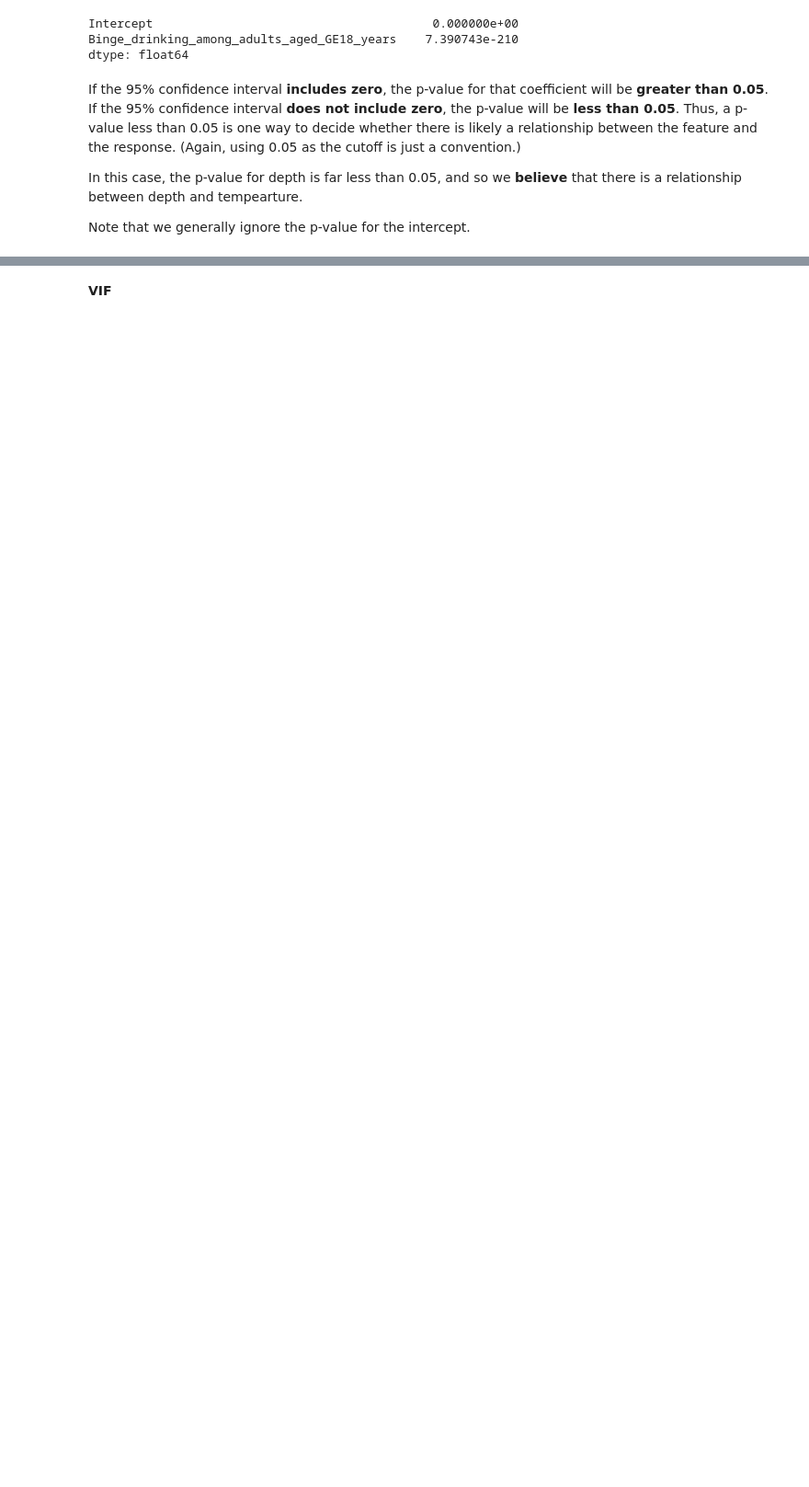
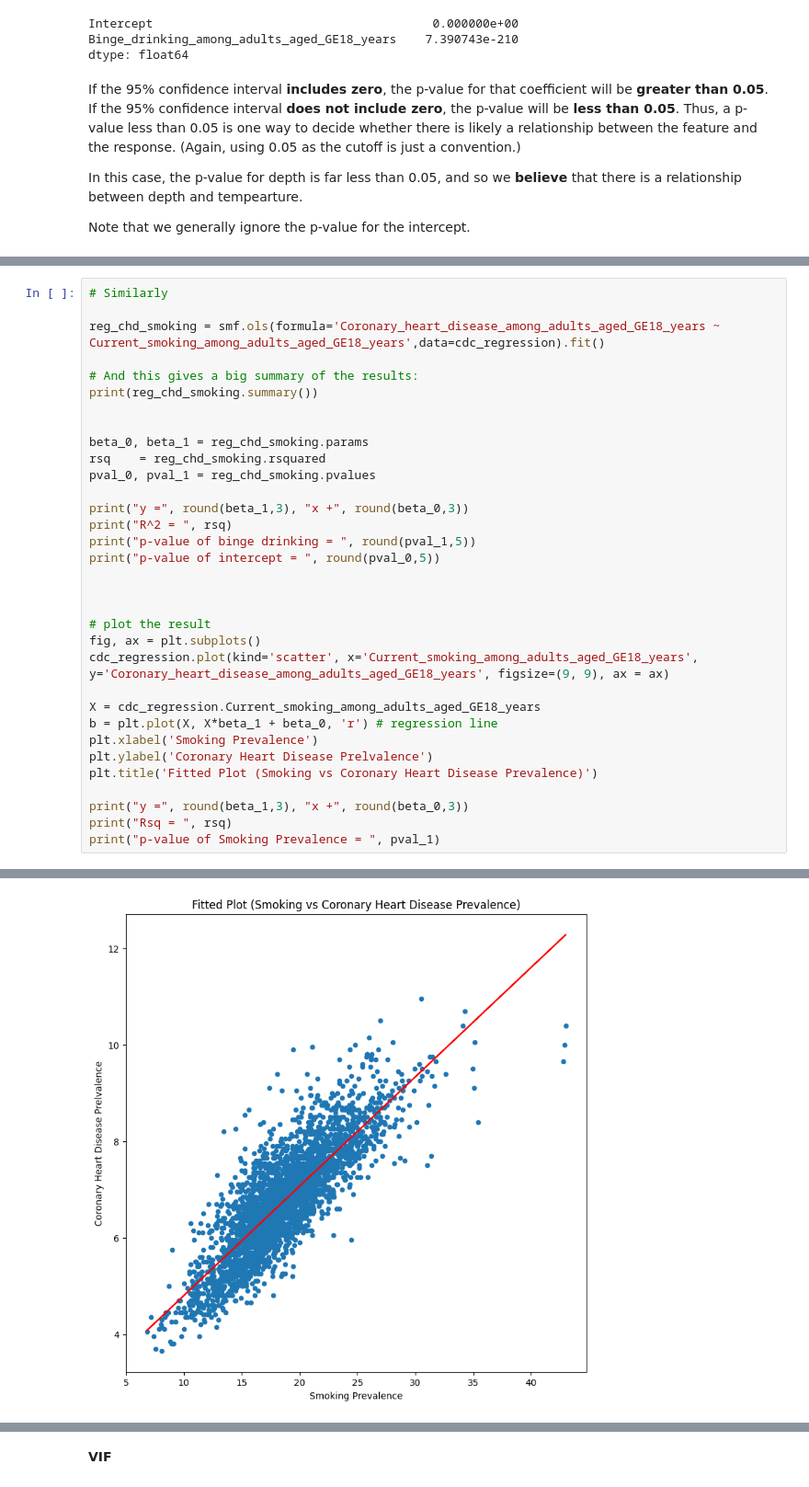
Before and after one commit to dereksgithub/cities_study_QM_Term_project, a Jupyter notebook: place_stat.ipynb, the cells around one changed output, grey strips where cells are left out. Shown at 92% size. Cells and saved outputs as stored; diff of their text form; blank space fills up the shorter version.

```diff
--- a/place_stat.ipynb
+++ b/place_stat.ipynb
@@ -260,0 +234,34 @@ Notes:
+# %%
+# Similarly
+
+reg_chd_smoking = smf.ols(formula='Coronary_heart_disease_among_adults_aged_GE18_years ~ Current_smoking_among_adults_aged_GE18_years',data=cdc_regression).fit()
+
+# And this gives a big summary of the results:
+print(reg_chd_smoking.summary())
+
+
+beta_0, beta_1 = reg_chd_smoking.params
+rsq    = reg_chd_smoking.rsquared
+pval_0, pval_1 = reg_chd_smoking.pvalues
+
+print("y =", round(beta_1,3), "x +", round(beta_0,3))
+print("R^2 = ", rsq)
+print("p-value of binge drinking = ", round(pval_1,5))
+print("p-value of intercept = ", round(pval_0,5))
+
+
+
+# plot the result
+fig, ax = plt.subplots()
+cdc_regression.plot(kind='scatter', x='Current_smoking_among_adults_aged_GE18_years', y='Coronary_heart_disease_among_adults_aged_GE18_years', figsize=(9, 9), ax = ax)
+
+X = cdc_regression.Current_smoking_among_adults_aged_GE18_years
+b = plt.plot(X, X*beta_1 + beta_0, 'r') # regression line
+plt.xlabel('Smoking Prevalence')
+plt.ylabel('Coronary Heart Disease Prelvalence')
+plt.title('Fitted Plot (Smoking vs Coronary Heart Disease Prevalence)')
+
+print("y =", round(beta_1,3), "x +", round(beta_0,3))
+print("Rsq = ", rsq)
+print("p-value of Smoking Prevalence = ", pval_1)
+# %% [output]
@@ -260,0 +285 @@ Notes:
+[figure, added]
```
Also changed, not shown: parts of 43 cells of this notebook.
